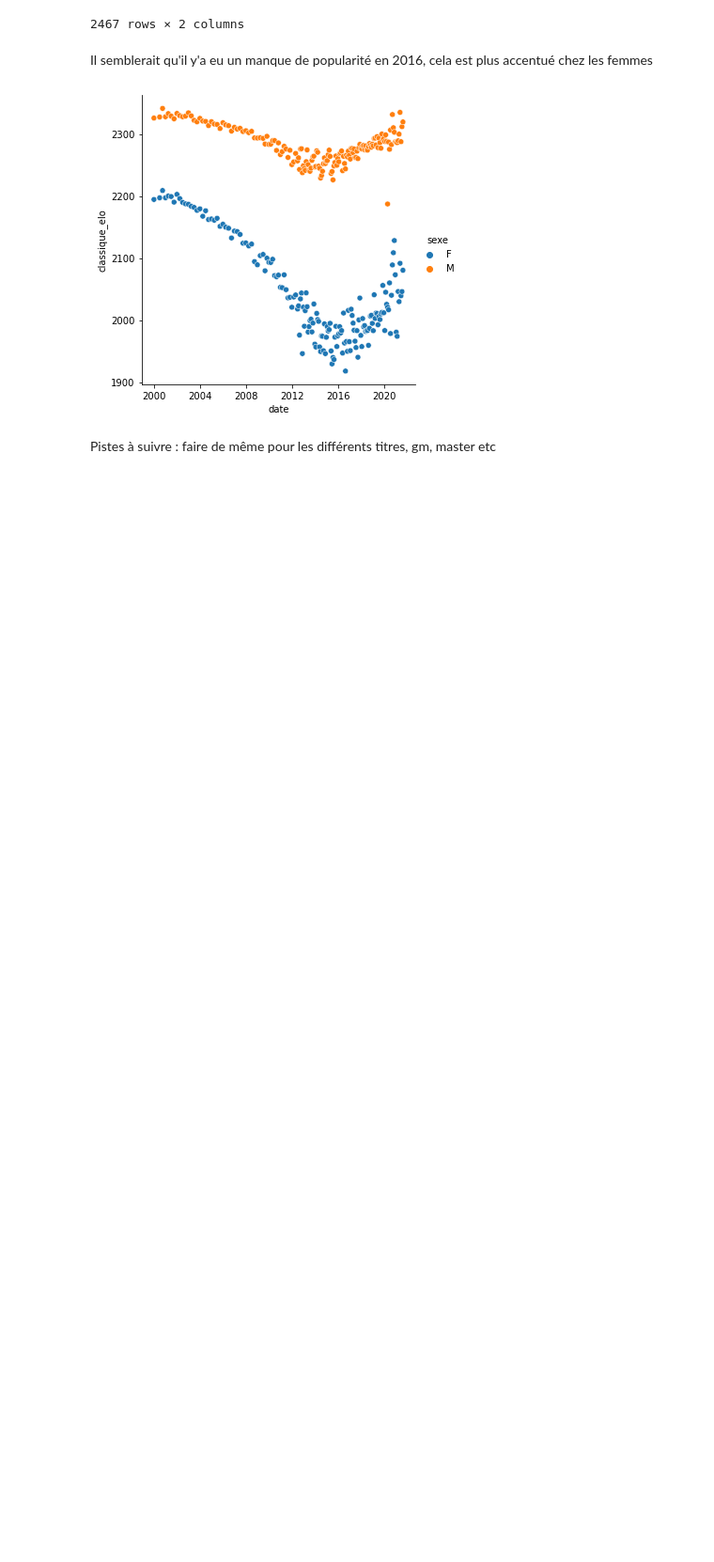
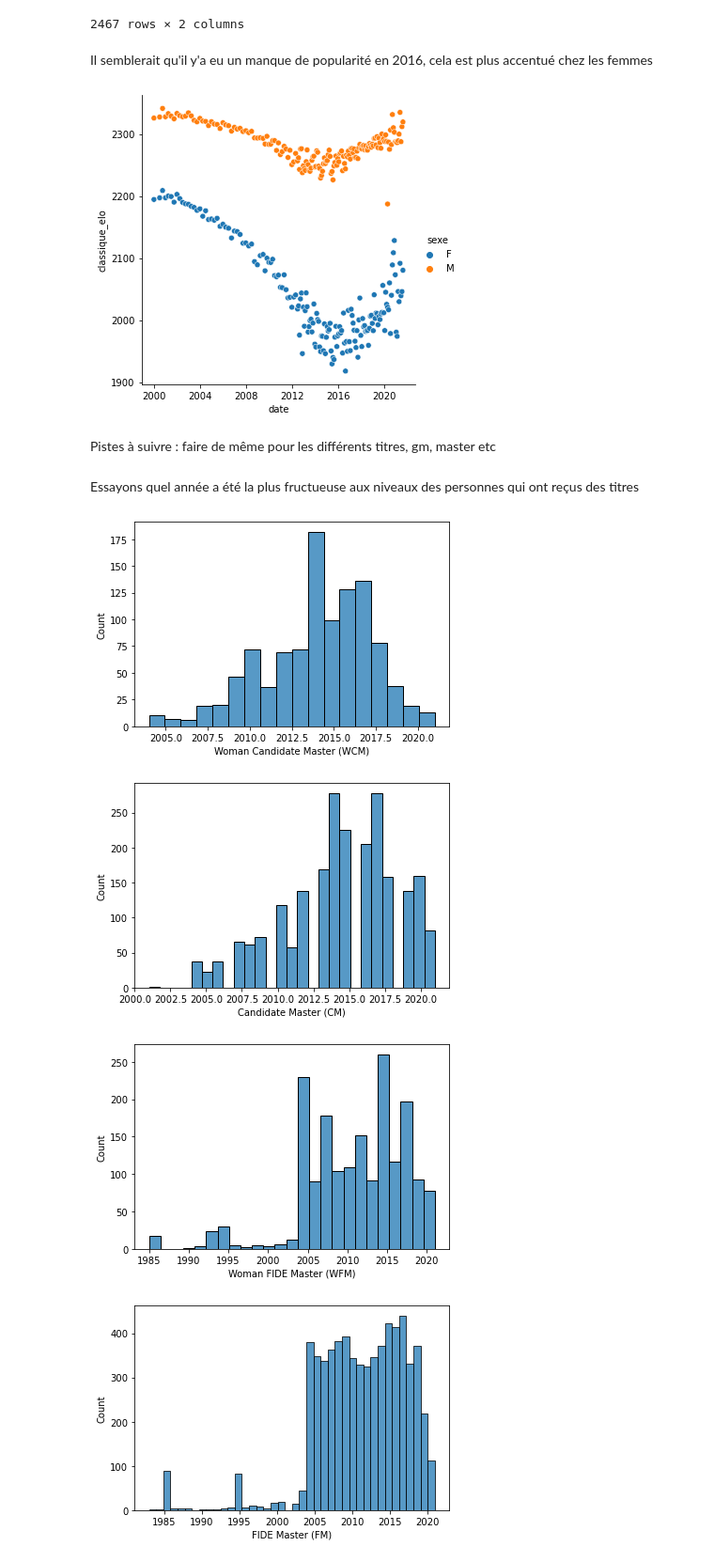
Before and after one commit to vinthara/chess, a Jupyter notebook: data_eda2.ipynb, the cells around one changed output. Shown: that part at 94% size. Drawn from its saved outputs; the diff is of its cells as text; code cells hidden in the pictures; blank space fills up the shorter version.

```diff
--- a/data_eda2.ipynb
+++ b/data_eda2.ipynb
@@ -266,0 +237,12 @@ Pistes à suivre : faire de même pour les différents titres, gm, master etc
+# %% [markdown]
+Essayons quel année a été la plus fructueuse aux niveaux des personnes qui ont reçus des titres
+# %%
+for col in df_players.columns[-8:]:
+#     print(col,'\n\n',df_players[col].value_counts(normalize=True).sort_index())
+    sns.histplot(data=df_players, x=col)
+    plt.show()
+# %% [output]
+[figure, added]
+[figure, added]
+[figure, added]
+[figure, added]
```
Also changed, not shown: parts of 7 cells of this notebook, 3 other files.
